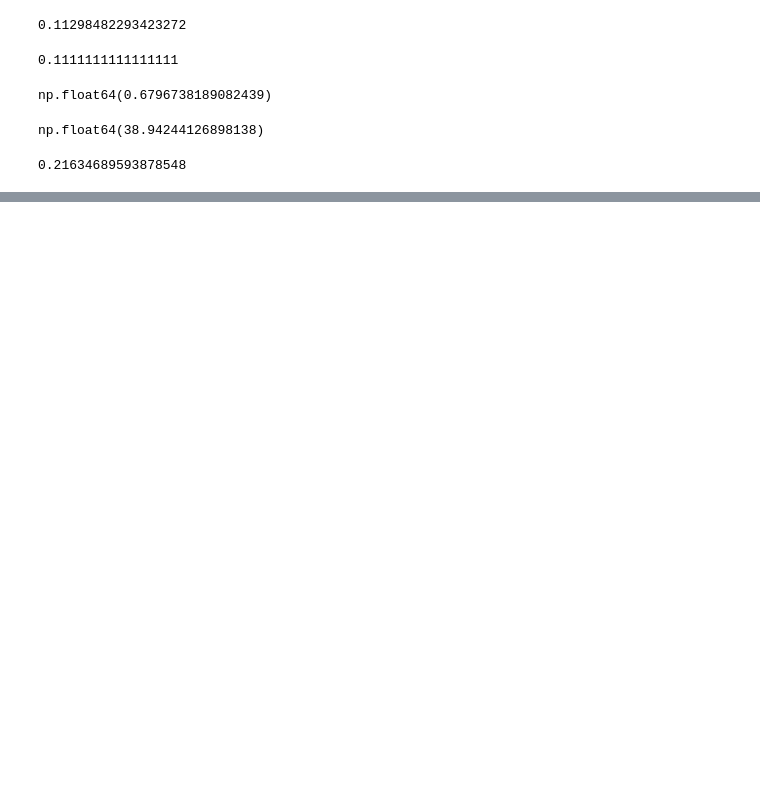
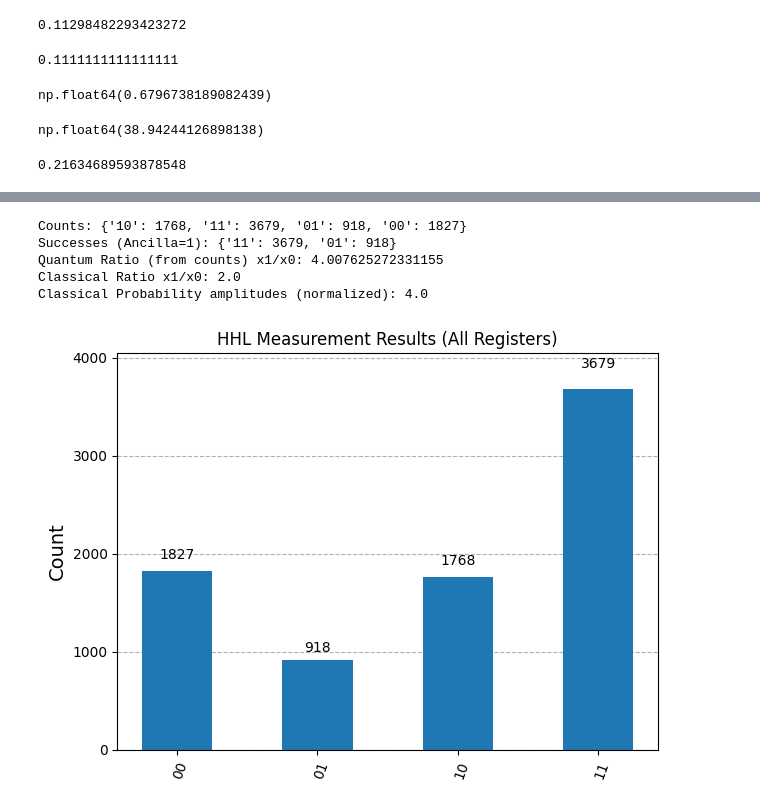
Before and after one commit to Tymon-Dydowicz/QuantumMachineLearning, a Jupyter notebook: Project_5/Proj_5_2025_Q_2_2_1.ipynb, the cells around one changed output, grey strips where cells are left out. Drawn from its saved outputs; the diff is of its cells as text; code cells hidden in the pictures; blank space fills up the shorter version.

```diff
--- a/Project_5/Proj_5_2025_Q_2_2_1.ipynb
+++ b/Project_5/Proj_5_2025_Q_2_2_1.ipynb
@@ -184,0 +190,4 @@ np.float64(38.94244126898138)
+# %%
+A = np.array([[2, -1],
+              [-1, 2]])
+b = np.array([0, 1])
@@ -184,0 +196,17 @@ np.float64(38.94244126898138)
+# %%
+A_inv = np.linalg.inv(A)
+x = A_inv.dot(b)
+x_normalized = x / np.linalg.norm(x)
+
+classicalRatio = x[1]/x[0]
+probabilityAmplitudes = x_normalized[1]**2/x_normalized[0]**2
+
+print("Matrix A:")
+print(A)
+print("\nVector b:")
+print(b)
+print("\nSolution x:")
+print(x)
+print(x_normalized)
+print("Ratio x1/x0:", classicalRatio)
+print("Probability amplitudes (normalized):", probabilityAmplitudes)
@@ -184,0 +307,31 @@ np.float64(38.94244126898138)
+# %%
+BACKEND = AerSimulator()
+SHOTS = 8192
+
+transCirc = transpile(circuit, BACKEND)
+result = BACKEND.run(transCirc, shots=SHOTS).result()
+counts = result.get_counts()
+successes = {}
+for state, count in counts.items():
+    if state[-1] == '1':
+        successes[state] = count
+
+
+print("Counts:", counts)
+print("Successes (Ancilla=1):", successes)
+
+quantCountsRatio = successes.get('11', 0) / successes.get('01', 1)
+
+print("Quantum Ratio (from counts) x1/x0:", quantCountsRatio)
+print("Classical Ratio x1/x0:", classicalRatio)
+print("Classical Probability amplitudes (normalized):", probabilityAmplitudes)
+
+
+plot_histogram(counts, title="HHL Measurement Results (All Registers)")
+# %% [output]
+Counts: {'10': 1768, '11': 3679, '01': 918, '00': 1827}
+Successes (Ancilla=1): {'11': 3679, '01': 918}
+Quantum Ratio (from counts) x1/x0: 4.007625272331155
+Classical Ratio x1/x0: 2.0
+Classical Probability amplitudes (normalized): 4.0
+[figure, added]
```
Also changed, not shown: parts of 11 cells of this notebook, 1 other file.
